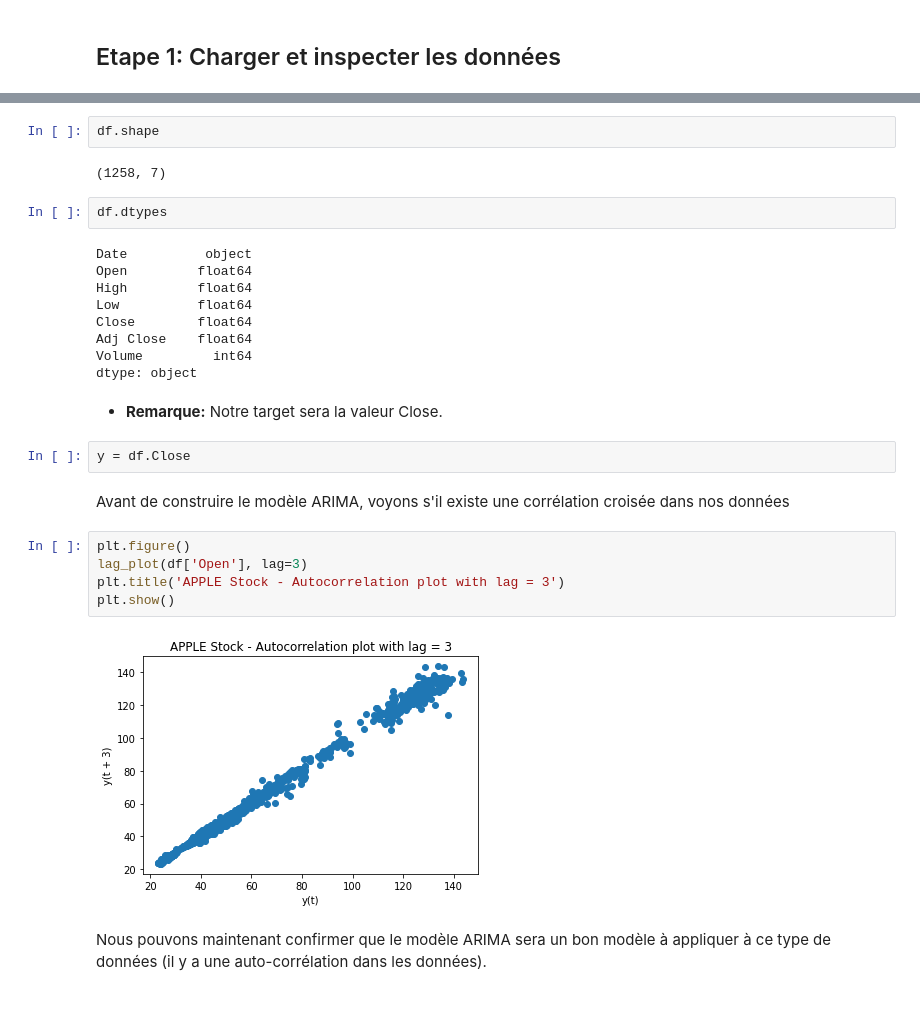
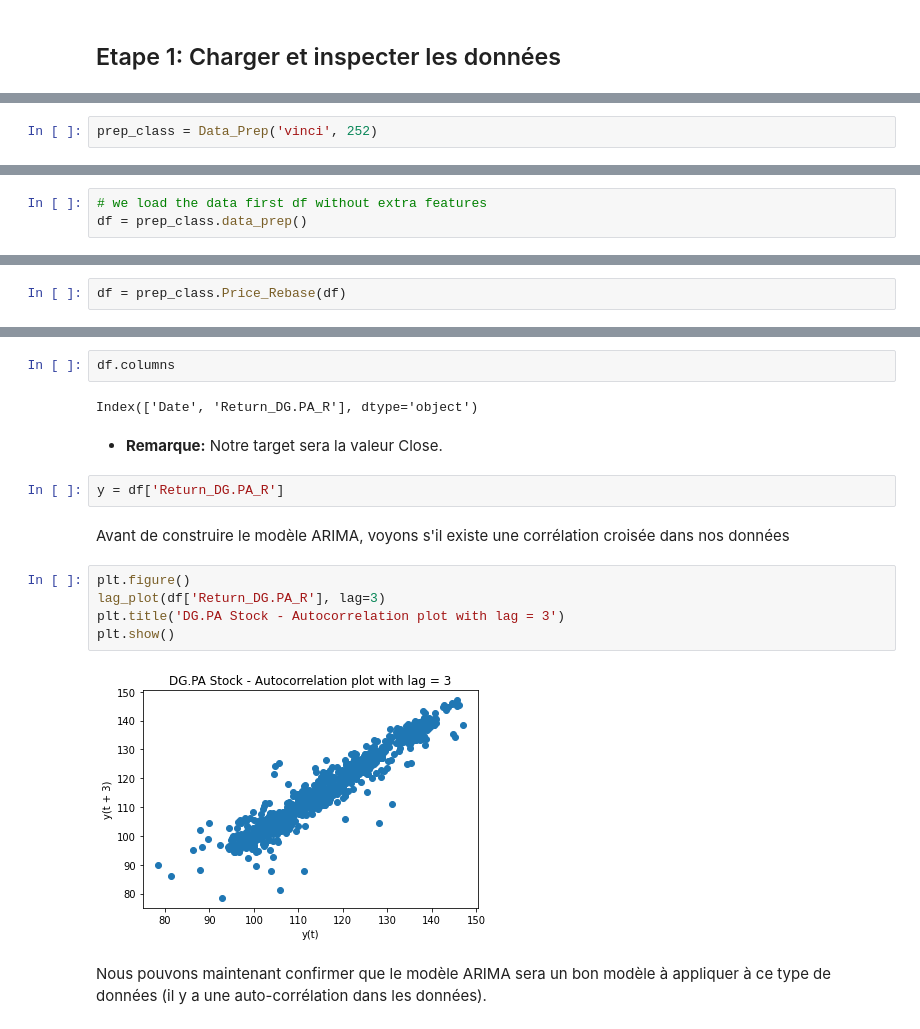
Before and after one commit to Jaouad-AHRAOUI/stock_prediction, a Jupyter notebook: notebooks/ML_Arnaud.ipynb, the cells around one changed output, grey strips where cells are left out. Drawn from its saved outputs; the diff is of its cells as text.

Commit message:
first and last?

```diff
--- a/notebooks/ML_Arnaud.ipynb
+++ b/notebooks/ML_Arnaud.ipynb
@@ -43,0 +40,2 @@ df= pd.read_csv("/Users/jaouadahraoui/Downloads/AAPL_5.csv")
+# %%
+prep_class = Data_Prep('vinci', 252)
@@ -44,3 +46,6 @@ df= pd.read_csv("/Users/jaouadahraoui/Downloads/AAPL_5.csv")
+# %%
+# we load the data first df without extra features
+df = prep_class.data_prep()
 # %%
 df.head()
 # %% [output]
@@ -52,0 +76,2 @@ df.head()
+# %%
+df = prep_class.Price_Rebase(df)
@@ -53,31 +93,20 @@ df.head()
 # %%
-df.shape
+df.columns
 # %% [output]
-(1258, 7)
+Index(['Date', 'Return_DG.PA_R'], dtype='object')
-# %%
-df.dtypes
-# %% [output]
-Date          object
-Open         float64
-High         float64
-Low          float64
-Close        float64
-Adj Close    float64
-Volume         int64
-dtype: object
 # %% [markdown]
 * **Remarque:** Notre target sera la valeur Close.
 # %%
-y = df.Close
+y = df['Return_DG.PA_R']
 # %% [markdown]
 Avant de construire le modèle ARIMA, voyons s'il existe une corrélation croisée dans nos données
 # %%
 plt.figure()
-lag_plot(df['Open'], lag=3)
-plt.title('APPLE Stock - Autocorrelation plot with lag = 3')
+lag_plot(df['Return_DG.PA_R'], lag=3)
+plt.title('DG.PA Stock - Autocorrelation plot with lag = 3')
 plt.show()
 # %% [output]
-[figure, old version]
+[figure, new version]
 # %% [markdown]
 Nous pouvons maintenant confirmer que le modèle ARIMA sera un bon modèle à appliquer à ce type de données (il y a une auto-corrélation dans les données).
 # %% [markdown]
```
Also changed, not shown: parts of 37 cells of this notebook, 3 other files.
